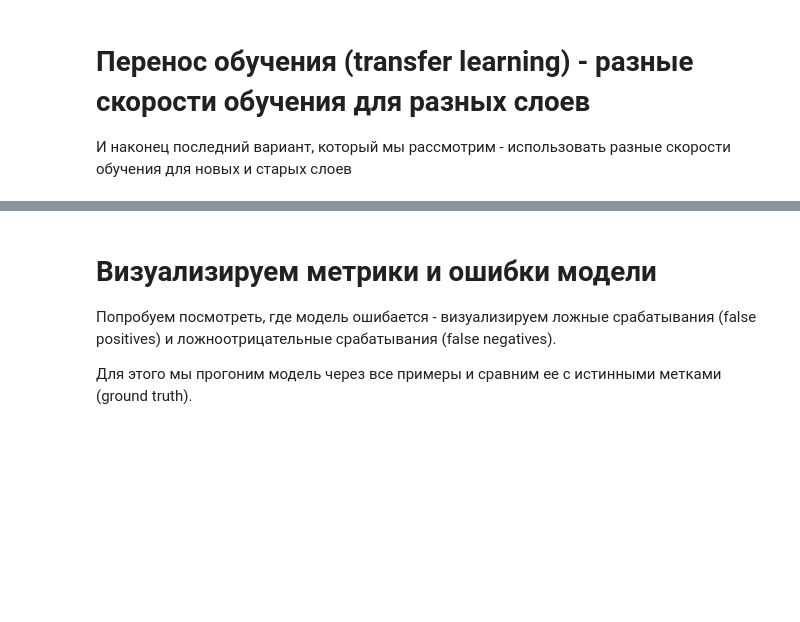
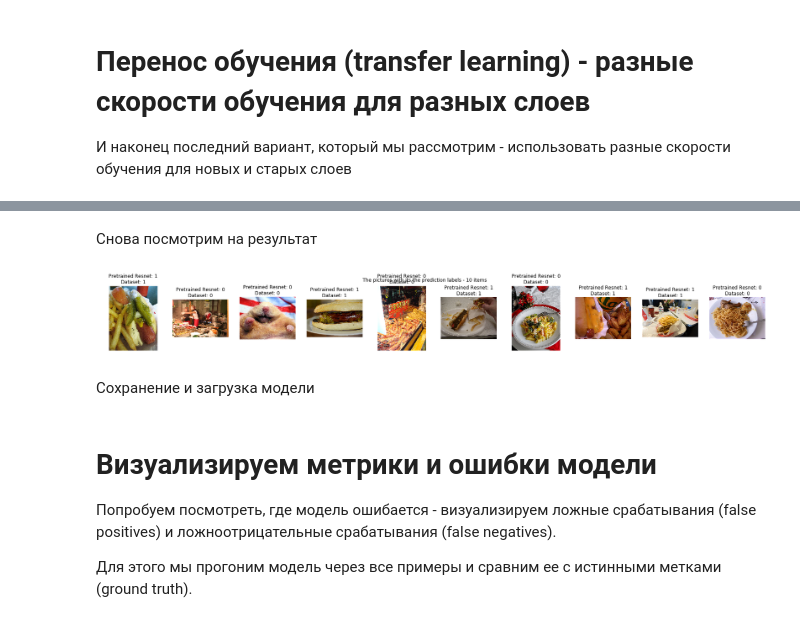
Before and after one commit to shereshevskiy/dlcourse_ai, a Jupyter notebook: assignments/assignment4/HotdogOrNot_colab.ipynb, the cells around one changed output, grey strips where cells are left out. Drawn from its saved outputs; the diff is of its cells as text; code cells hidden in the pictures; blank space fills up the shorter version.

```diff
--- a/assignments/assignment4/HotdogOrNot_colab.ipynb
+++ b/assignments/assignment4/HotdogOrNot_colab.ipynb
@@ -348,12 +534,27 @@ loss_history, train_history, val_history = train_model(model, train_loader, val_
 # %%
+%%time
+
 import torch.nn as nn
 import torch.optim as optim
 
-model = models.resnet18(pretrained=True)
+model_conv = models.resnet18(pretrained=True)
 # TODO: Add a new output layer
+
+num_ftrs = model_conv.fc.in_features
+model_conv.fc = nn.Linear(num_ftrs, 2)
+model_conv = model_conv.to(device)
+
 # Train new layer with learning speed 0.001 and old layers with 0.0001
 # https://pytorch.org/tutorials/beginner/transfer_learning_tutorial.html
 loss = nn.CrossEntropyLoss()
 
-optimizer = None # Hint - look into what PyTorch optimizers let you configure!
+optimizer = optim.SGD([
+    {'params': model_conv.conv1.parameters()},
+    {'params': model_conv.bn1.parameters()},
+    {'params': model_conv.layer1.parameters()},
+    {'params': model_conv.layer2.parameters()},
+    {'params': model_conv.layer3.parameters()},
+    {'params': model_conv.layer4.parameters()},
+    {'params': model_conv.fc.parameters(), 'lr': 1e-3}
+            ], lr=1e-4, momentum=0.9) # Hint - look into what PyTorch optimizers let you configure!
 loss_history, train_history, val_history = train_model(model_conv, train_loader, val_loader, loss, optimizer, 5)
@@ -359,0 +575,8 @@ loss_history, train_history, val_history = train_model(model_conv, train_loader,
+# %% [markdown]
+Снова посмотрим на результат
+# %%
+visualize_samples_pretrained_resnetprediction(train_folder, model_conv, classes, title="The pictures with its the prediction labels")
+# %% [output]
+[figure, added]
+# %% [markdown]
+Сохранение и загрузка модели
```
Also changed, not shown: parts of 21 cells of this notebook.
